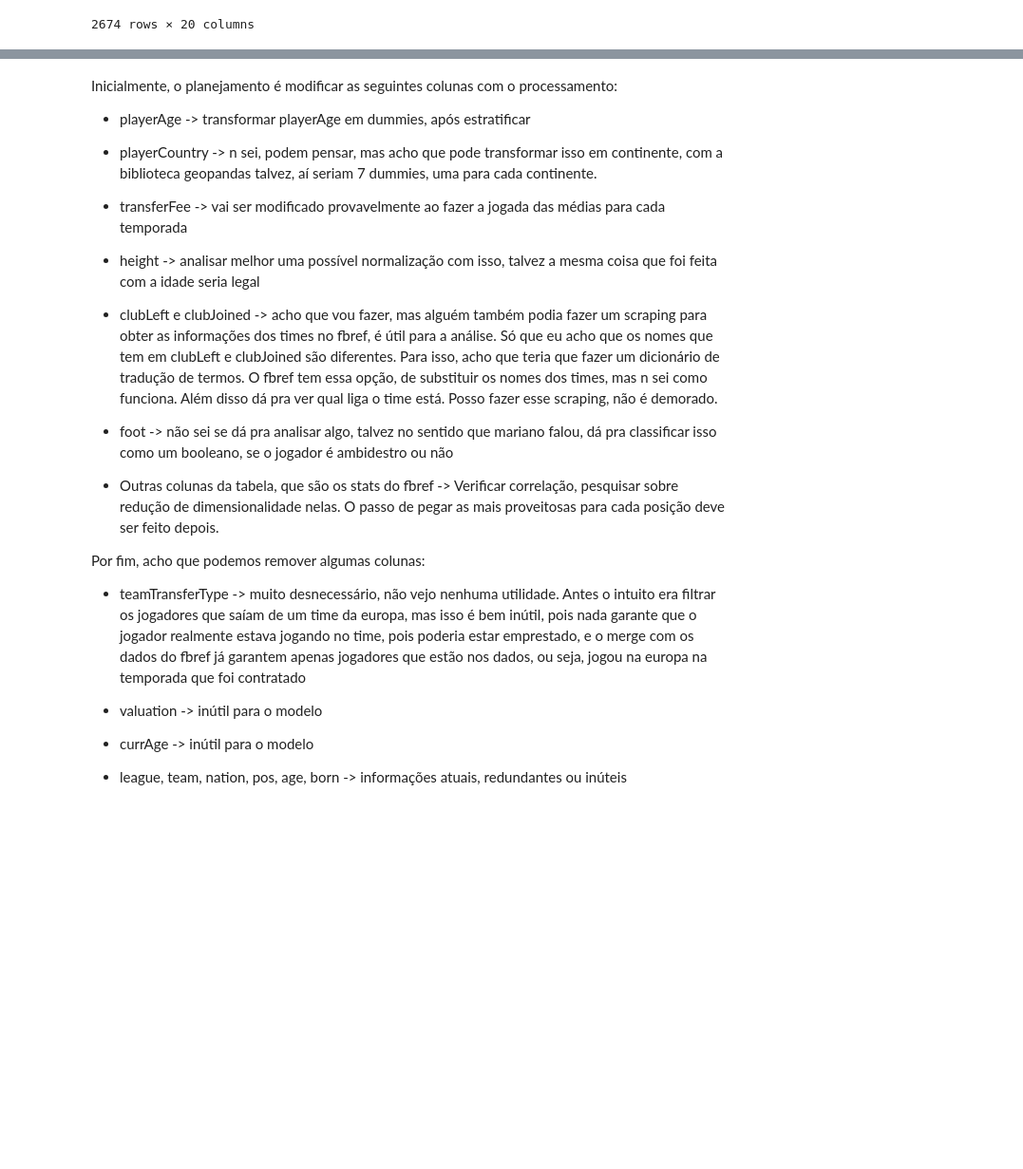
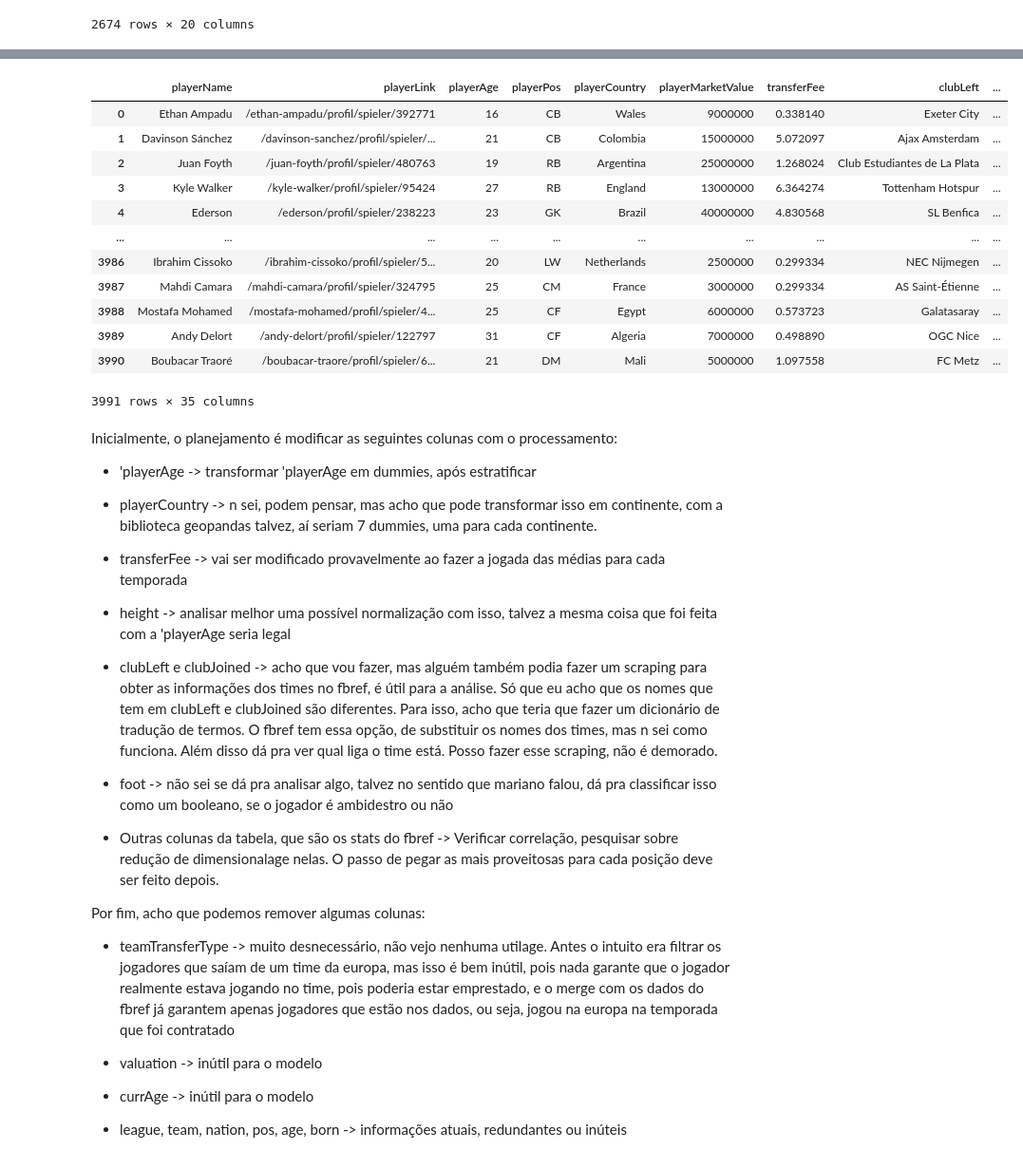
Before and after one commit to gabrielmmf/previsao-de-valores-de-mercado, a Jupyter notebook: Data Processing.ipynb, the cells around one changed output, grey strips where cells are left out. Shown at 95% size. Saved outputs shown, nothing was run; the diff lists cells and outputs as text; code cells hidden in the pictures; blank space fills up the shorter version.

```diff
--- a/Data Processing.ipynb
+++ b/Data Processing.ipynb
@@ -75,0 +165,18 @@ Index(['playerName', 'playerLink', 'playerAge', 'playerPos', 'playerCountry',
+# %%
+import numpy as np
+
+height_percentiles = np.nanpercentile(detailed_transfers['height'], [25, 75])
+
+# Assign category labels based on the percentiles
+detailed_transfers['tall'] = 0
+detailed_transfers['short'] = 0
+detailed_transfers['average'] = 0
+
+detailed_transfers.loc[detailed_transfers['height'] <= height_percentiles[0],'short'] = 1
+detailed_transfers.loc[detailed_transfers['height'] >= height_percentiles[1],'tall'] = 1
+detailed_transfers.loc[(detailed_transfers['height'] > height_percentiles[0]) & (detailed_transfers['height'] < height_percentiles[1]), 'average'] = 1
+
+
+print(detailed_transfers['height'])
+print(height_percentiles)
+detailed_transfers[detailed_transfers['playerName'] == 'Cristiano Ronaldo']
@@ -76,23 +201,42 @@ Index(['playerName', 'playerLink', 'playerAge', 'playerPos', 'playerCountry',
+# %%
+detailed_transfers['ambidextrous'] = 0
+detailed_transfers.loc[detailed_transfers['foot'] == 'both', 'ambidextrous'] = 1
+
+detailed_transfers
+# %% [output]
+|  | playerName | playerLink | playerAge | playerPos | playerCountry | playerMarketValue | transferFee | clubLeft | ... |
+| 0 | Ethan Ampadu | /ethan-ampadu/profil/spieler/392771 | 16 | CB | Wales | 9000000 | 0.338140 | Exeter City | ... |
+| 1 | Davinson Sánchez | /davinson-sanchez/profil/spieler/... | 21 | CB | Colombia | 15000000 | 5.072097 | Ajax Amsterdam | ... |
+| 2 | Juan Foyth | /juan-foyth/profil/spieler/480763 | 19 | RB | Argentina | 25000000 | 1.268024 | Club Estudiantes de La Plata | ... |
+| 3 | Kyle Walker | /kyle-walker/profil/spieler/95424 | 27 | RB | England | 13000000 | 6.364274 | Tottenham Hotspur | ... |
+| 4 | Ederson | /ederson/profil/spieler/238223 | 23 | GK | Brazil | 40000000 | 4.830568 | SL Benfica | ... |
+| ... | ... | ... | ... | ... | ... | ... | ... | ... | ... |
+| 3986 | Ibrahim Cissoko | /ibrahim-cissoko/profil/spieler/5... | 20 | LW | Netherlands | 2500000 | 0.299334 | NEC Nijmegen | ... |
+| 3987 | Mahdi Camara | /mahdi-camara/profil/spieler/324795 | 25 | CM | France | 3000000 | 0.299334 | AS Saint-Étienne | ... |
+| 3988 | Mostafa Mohamed | /mostafa-mohamed/profil/spieler/4... | 25 | CF | Egypt | 6000000 | 0.573723 | Galatasaray | ... |
+| 3989 | Andy Delort | /andy-delort/profil/spieler/122797 | 31 | CF | Algeria | 7000000 | 0.498890 | OGC Nice | ... |
+| 3990 | Boubacar Traoré | /boubacar-traore/profil/spieler/6... | 21 | DM | Mali | 5000000 | 1.097558 | FC Metz | ... |
+3991 rows × 35 columns
 # %% [markdown]
 Inicialmente, o planejamento é modificar as seguintes colunas com o processamento:
 
-- playerAge -> transformar playerAge em dummies, após estratificar
+- 'playerAge -> transformar 'playerAge em dummies, após estratificar
 
 - playerCountry -> n sei, podem pensar, mas acho que pode transformar isso em continente, com a biblioteca geopandas talvez, aí seriam 7 dummies, uma para cada continente.
 
 - transferFee -> vai ser modificado provavelmente ao fazer a jogada das médias para cada temporada
 
-- height -> analisar melhor uma possível normalização com isso, talvez a mesma coisa que foi feita com a idade seria legal
+- height -> analisar melhor uma possível normalização com isso, talvez a mesma coisa que foi feita com a 'playerAge seria legal
 
 - clubLeft e clubJoined -> acho que vou fazer, mas alguém também podia fazer um scraping para obter as informações dos times no fbref, é útil para a análise. Só que eu acho que os nomes que tem em clubLeft e clubJoined são diferentes. Para isso, acho que teria que fazer um dicionário de tradução de termos. O fbref tem essa opção, de substituir os nomes dos times, mas n sei como funciona. Além disso dá pra ver qual liga o time está. Posso fazer esse scraping, não é demorado.
 
 - foot -> não sei se dá pra analisar algo, talvez no sentido que mariano falou, dá pra classificar isso como um booleano, se o jogador é ambidestro ou não
 
-- Outras colunas da tabela, que são os stats do fbref -> Verificar correlação, pesquisar sobre redução de dimensionalidade nelas. O passo de pegar as mais proveitosas para cada posição deve ser feito depois.
+- Outras colunas da tabela, que são os stats do fbref -> Verificar correlação, pesquisar sobre redução de dimensionalage nelas. O passo de pegar as mais proveitosas para cada posição deve ser feito depois.
 
 Por fim, acho que podemos remover algumas colunas:
 
-- teamTransferType -> muito desnecessário, não vejo nenhuma utilidade. Antes o intuito era filtrar os jogadores que saíam de um time da europa, mas isso é bem inútil, pois nada garante que o jogador realmente estava jogando no time, pois poderia estar emprestado, e o merge com os dados do fbref já garantem apenas jogadores que estão nos dados, ou seja, jogou na europa na temporada que foi contratado
+- teamTransferType -> muito desnecessário, não vejo nenhuma utilage. Antes o intuito era filtrar os jogadores que saíam de um time da europa, mas isso é bem inútil, pois nada garante que o jogador realmente estava jogando no time, pois poderia estar emprestado, e o merge com os dados do fbref já garantem apenas jogadores que estão nos dados, ou seja, jogou na europa na temporada que foi contratado
 
 - valuation -> inútil para o modelo
 
```
Also changed, not shown: parts of 7 cells of this notebook.
